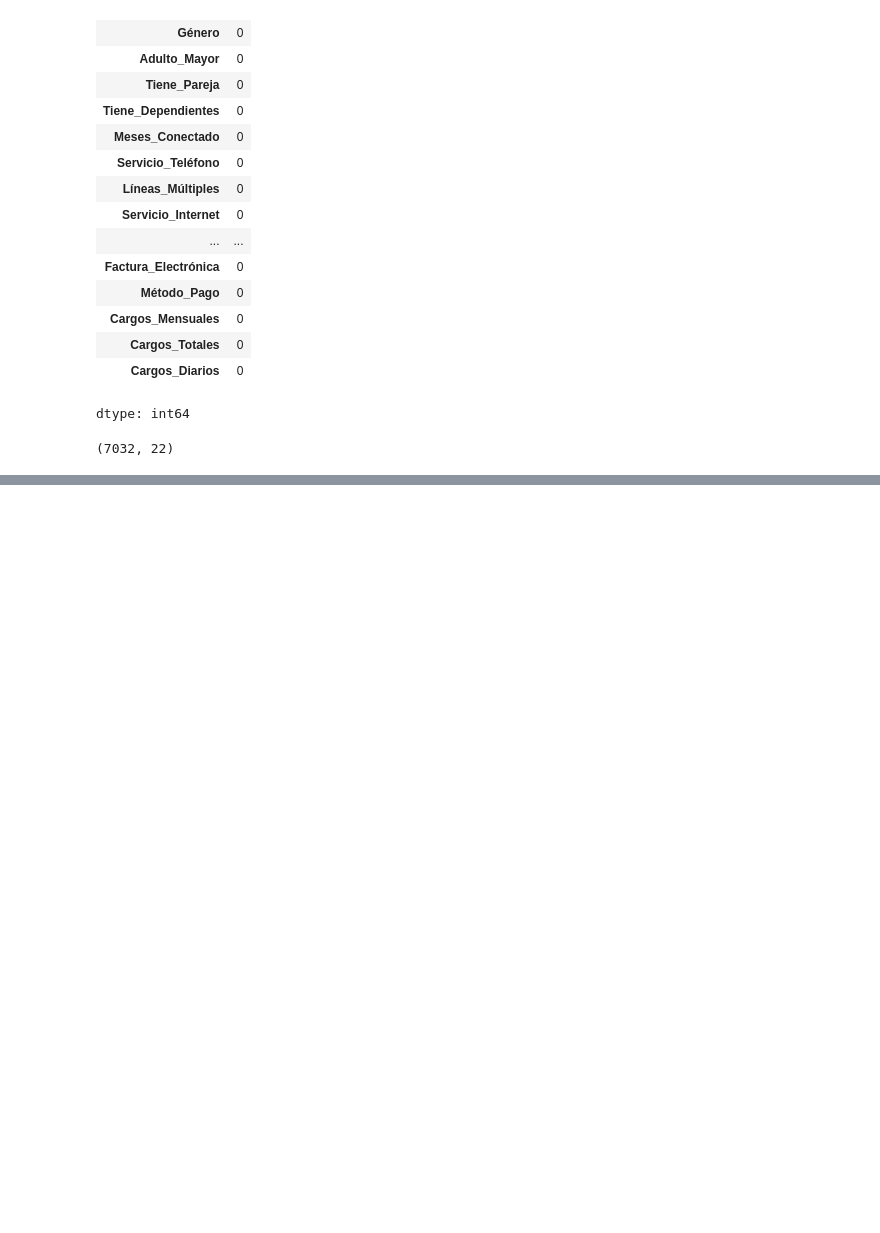
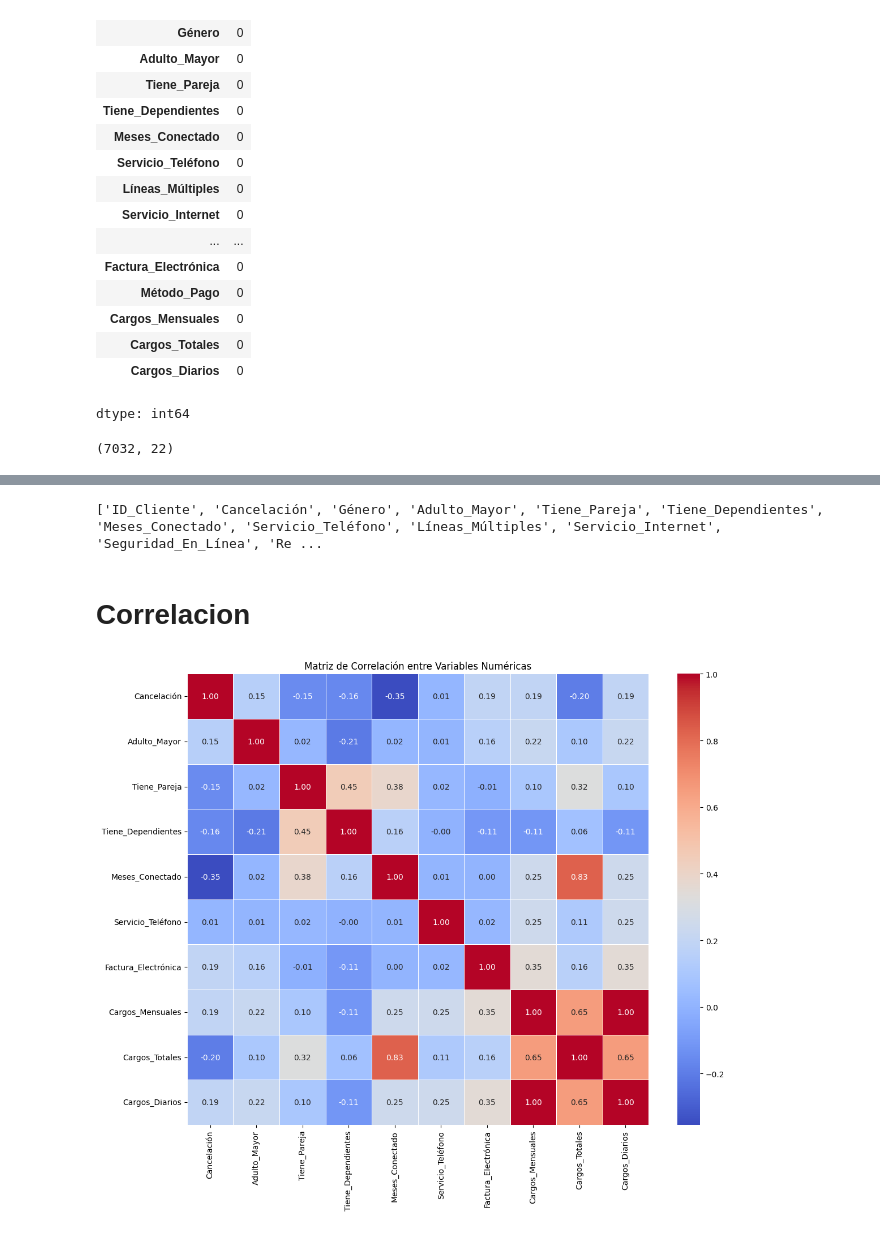
Before and after one commit to r2x4/challenge-final, a Jupyter notebook: challenge_final.ipynb, the cells around one changed output, grey strips where cells are left out. Drawn from its saved outputs; the diff is of its cells as text; code cells hidden in the pictures; blank space fills up the shorter version.

```diff
--- a/challenge_final.ipynb
+++ b/challenge_final.ipynb
@@ -103 +103,25 @@ datos.sample(4)
 4 rows × 22 columns
+# %%
+print(datos.columns.tolist())
+# %% [output]
+['ID_Cliente', 'Cancelación', 'Género', 'Adulto_Mayor', 'Tiene_Pareja', 'Tiene_Dependientes', 'Meses_Conectado', 'Servicio_Teléfono', 'Líneas_Múltiples', 'Servicio_Internet', 'Seguridad_En_Línea', 'Re ...
+# %% [markdown]
+# **Correlacion**
+# %%
+import matplotlib.pyplot as plt
+import seaborn as sns
+
+# Usamos 'datos' como nombre del DataFrame (ajusta si tiene otro nombre)
+numericas = datos.select_dtypes(include=['int64', 'float64'])
+
+# Calculamos la matriz de correlación
+correlacion = numericas.corr()
+
+# Graficamos el heatmap
+plt.figure(figsize=(12, 10))
+sns.heatmap(correlacion, annot=True, cmap='coolwarm', fmt=".2f", linewidths=0.5)
+plt.title('Matriz de Correlación entre Variables Numéricas')
+plt.tight_layout()
+plt.show()
+# %% [output]
+[figure, added]
```
Also changed, not shown: parts of 12 cells of this notebook.
